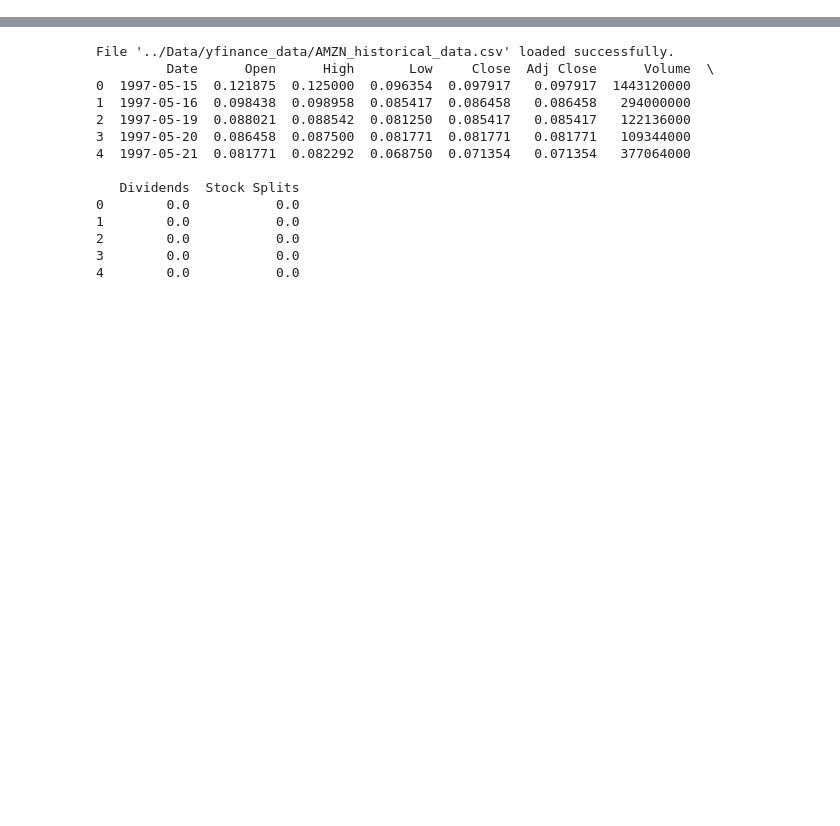
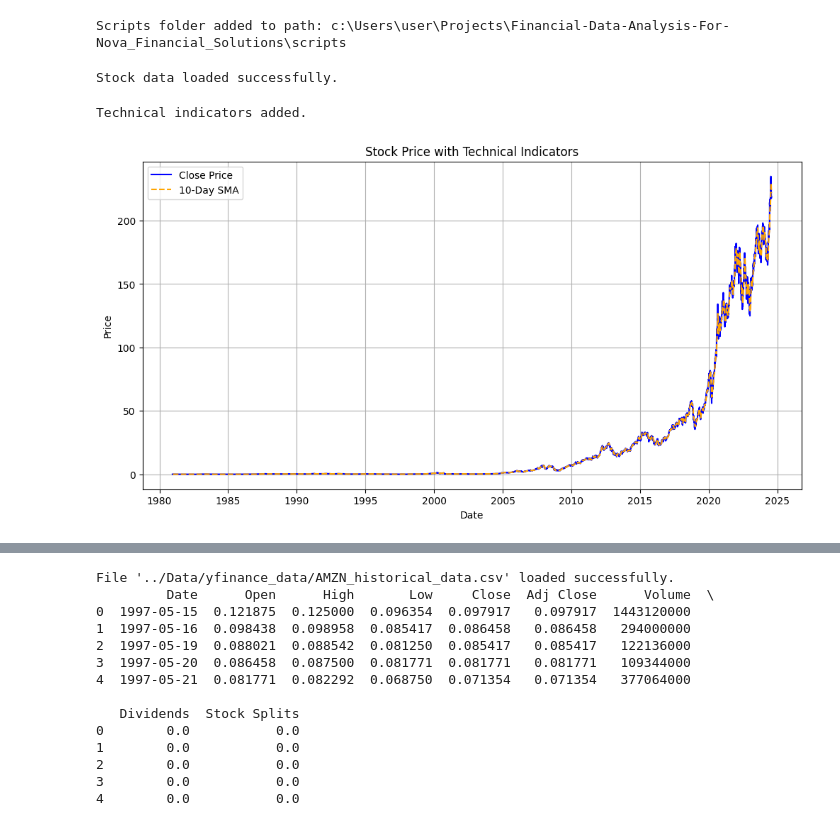
Before and after one commit to abdure-ai/Financial-Data-Analysis-For-Nova_Financial_Solutions, a Jupyter notebook: notebooks/Fiancial_Analysis.ipynb, the cells around one changed output, grey strips where cells are left out. Saved outputs shown, nothing was run; the diff lists cells and outputs as text; code cells hidden in the pictures; blank space fills up the shorter version.

Commit message:
Calculate and Visualize SMA, RSI, MACD, for stock data Done

```diff
--- a/notebooks/Fiancial_Analysis.ipynb
+++ b/notebooks/Fiancial_Analysis.ipynb
@@ -2,3 +2,16 @@
 import os
 import sys
 import pandas as pd
+# %%
+import sys
+import os
+
+# Add the 'scripts' folder to the system path
+scripts_path = os.path.abspath("../scripts")
+if scripts_path not in sys.path:
+    sys.path.append(scripts_path)
+
+# Verify the path is added
+print("Scripts folder added to path:", scripts_path)
+# %% [output]
+Scripts folder added to path: c:\Users\user\Projects\Financial-Data-Analysis-For-Nova_Financial_Solutions\scripts
@@ -4,0 +20,16 @@ import pandas as pd
+# %%
+# Load the stock data
+file_path = "..\Data\yfinance_data\AAPL_historical_data.csv"
+data = load_stock_data(file_path)
+# %% [output]
+Stock data loaded successfully.
+# %%
+# Add technical indicators
+data = add_technical_indicators(data)
+# %% [output]
+Technical indicators added.
+# %%
+# Visualize the data
+visualize_data(data)
+# %% [output]
+[figure, added]
```
Also changed, not shown: parts of 4 cells of this notebook, 3 other files.
